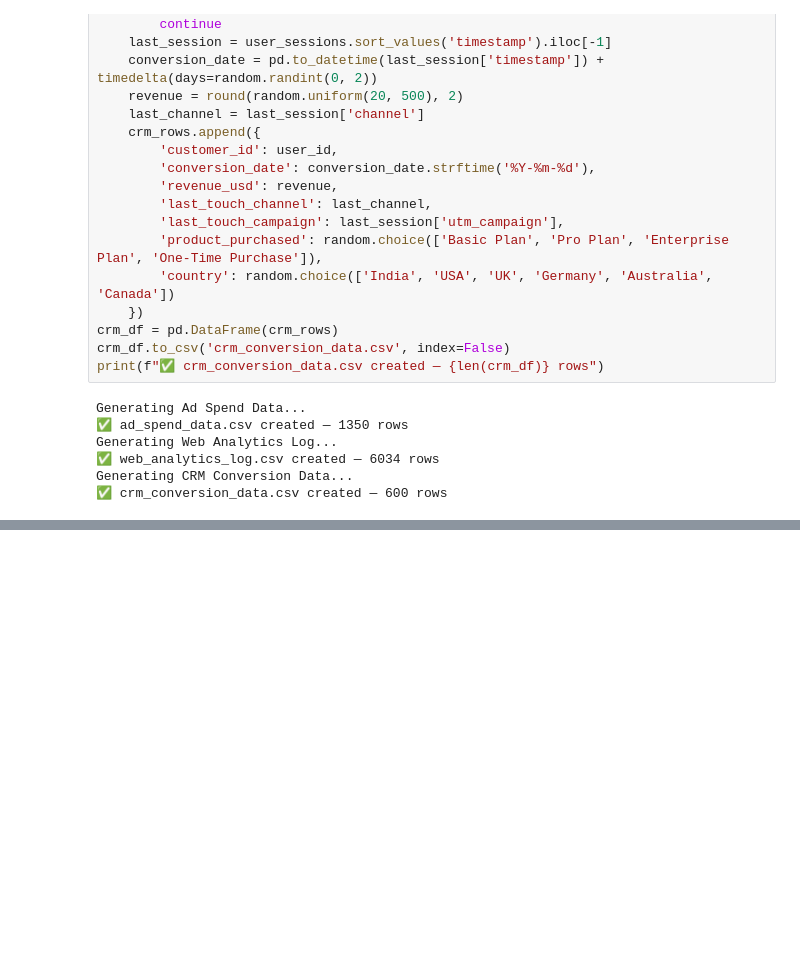
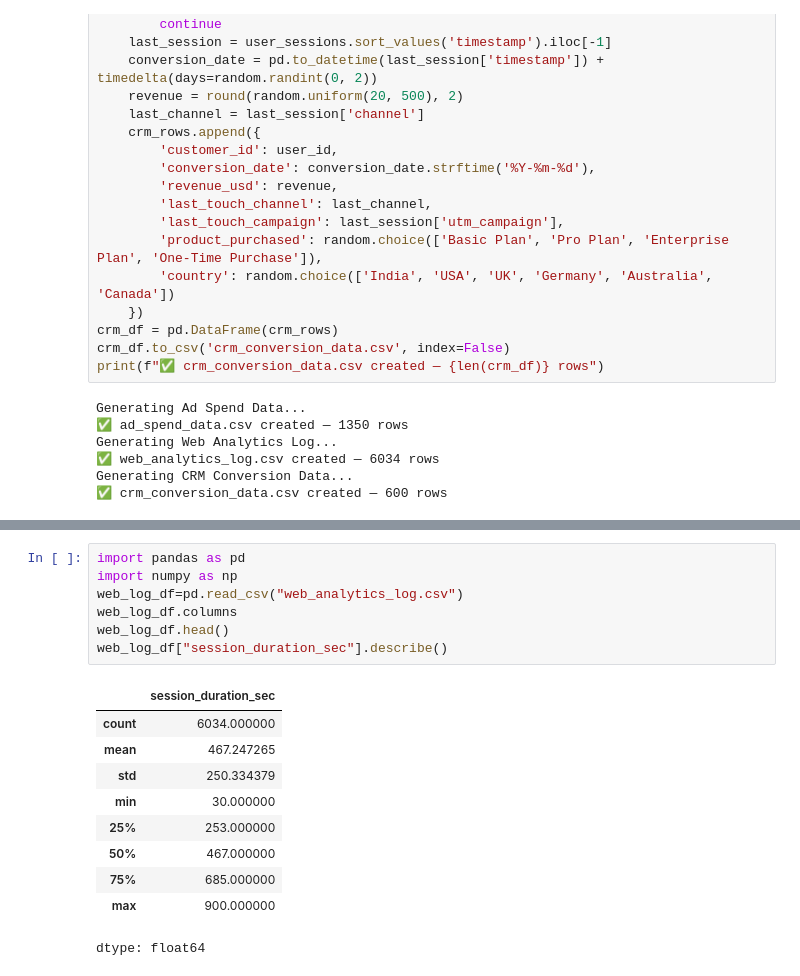
Before and after one commit to banerjee109/Infotact-Data-Team-2, a Jupyter notebook: Assignmenet_1_Roughbook.ipynb, the cells around one changed output, grey strips where cells are left out. Drawn from its saved outputs; the diff is of its cells as text; blank space fills up the shorter version.

```diff
--- a/Assignmenet_1_Roughbook.ipynb
+++ b/Assignmenet_1_Roughbook.ipynb
@@ -221 +223,19 @@ NameError: name 'web_log_df' is not defined
+# %%
+import pandas as pd
+import numpy as np
+web_log_df=pd.read_csv("web_analytics_log.csv")
+web_log_df.columns
+web_log_df.head()
+web_log_df["session_duration_sec"].describe()
+# %% [output]
+|  | session_duration_sec |
+| count | 6034.000000 |
+| mean | 467.247265 |
+| std | 250.334379 |
+| min | 30.000000 |
+| 25% | 253.000000 |
+| 50% | 467.000000 |
+| 75% | 685.000000 |
+| max | 900.000000 |
+dtype: float64
 # %%
```
Also changed, not shown: parts of 12 cells of this notebook.
